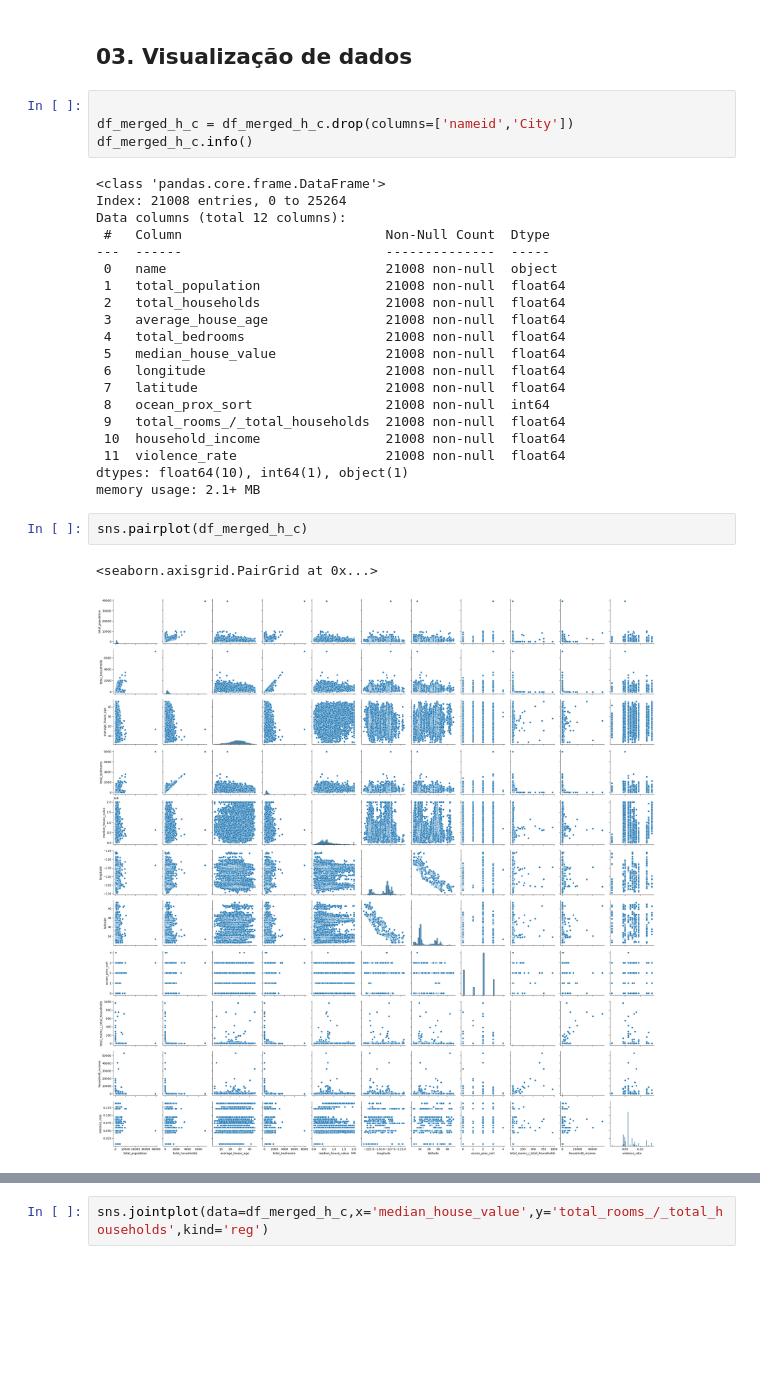
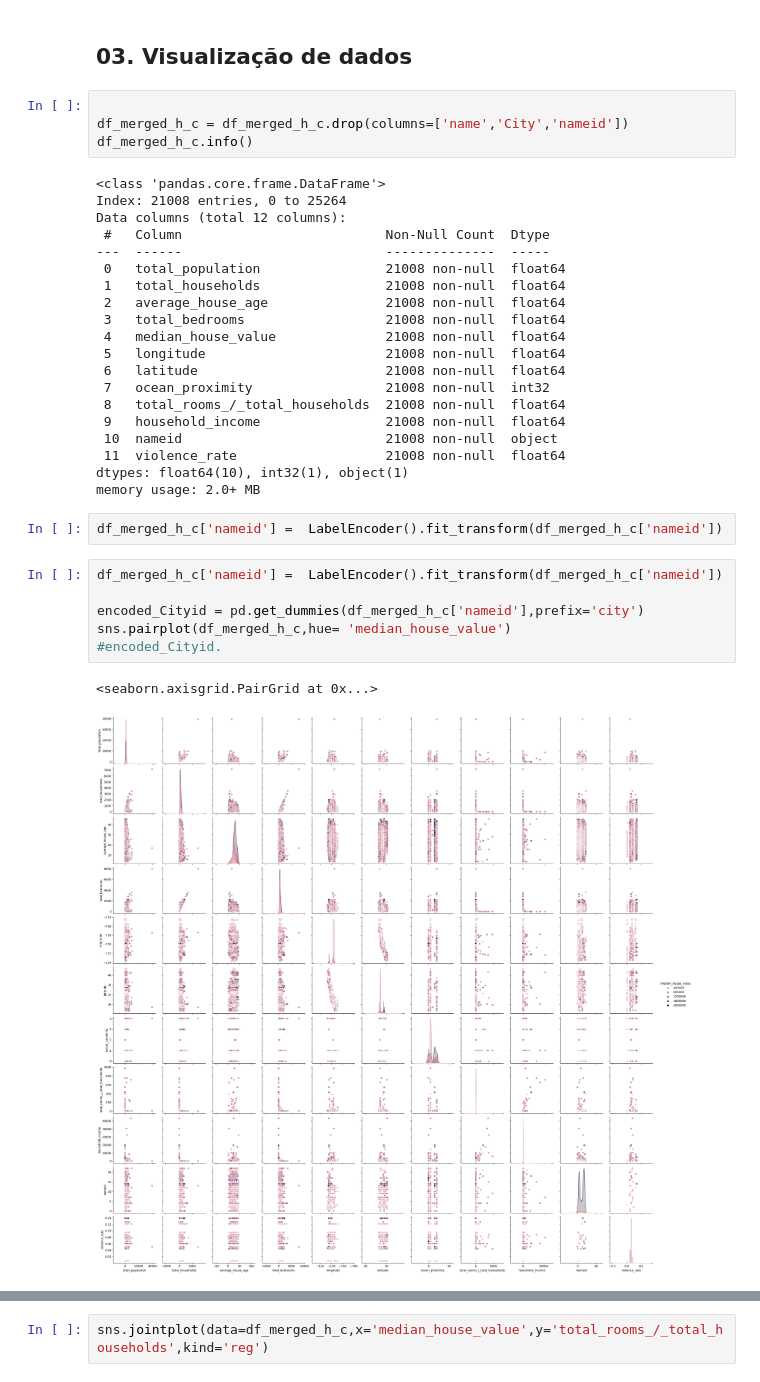
Before and after one commit to christhiangoncalves/Calculo_de_Preco_Casas_California, a Jupyter notebook: California_house_Price.ipynb, the cells around one changed output, grey strips where cells are left out. Saved outputs shown, nothing was run; the diff lists cells and outputs as text; blank space fills up the shorter version.

```diff
--- a/California_house_Price.ipynb
+++ b/California_house_Price.ipynb
@@ -392,7 +405,7 @@ dtype: float64
 ## 03. Visualização de dados
 # %%
 
-df_merged_h_c = df_merged_h_c.drop(columns=['nameid','City'])
+df_merged_h_c = df_merged_h_c.drop(columns=['name','City','nameid'])
 df_merged_h_c.info()
 # %% [output]
 <class 'pandas.core.frame.DataFrame'>
@@ -400,22 +413,28 @@ Index: 21008 entries, 0 to 25264
 Data columns (total 12 columns):
  #   Column                          Non-Null Count  Dtype
 ---  ------                          --------------  -----
- 0   name                            21008 non-null  object
- 1   total_population                21008 non-null  float64
- 2   total_households                21008 non-null  float64
- 3   average_house_age               21008 non-null  float64
- 4   total_bedrooms                  21008 non-null  float64
- 5   median_house_value              21008 non-null  float64
- 6   longitude                       21008 non-null  float64
- 7   latitude                        21008 non-null  float64
- 8   ocean_prox_sort                 21008 non-null  int64
- 9   total_rooms_/_total_households  21008 non-null  float64
- 10  household_income                21008 non-null  float64
+ 0   total_population                21008 non-null  float64
+ 1   total_households                21008 non-null  float64
+ 2   average_house_age               21008 non-null  float64
+ 3   total_bedrooms                  21008 non-null  float64
+ 4   median_house_value              21008 non-null  float64
+ 5   longitude                       21008 non-null  float64
+ 6   latitude                        21008 non-null  float64
+ 7   ocean_proximity                 21008 non-null  int32
+ 8   total_rooms_/_total_households  21008 non-null  float64
+ 9   household_income                21008 non-null  float64
+ 10  nameid                          21008 non-null  object
  11  violence_rate                   21008 non-null  float64
-dtypes: float64(10), int64(1), object(1)
-memory usage: 2.1+ MB
+dtypes: float64(10), int32(1), object(1)
+memory usage: 2.0+ MB
-# %%
-sns.pairplot(df_merged_h_c)
-# %% [output]
-<seaborn.axisgrid.PairGrid at 0x...>
-[figure, removed]
+# %%
+df_merged_h_c['nameid'] =  LabelEncoder().fit_transform(df_merged_h_c['nameid'])
+# %%
+df_merged_h_c['nameid'] =  LabelEncoder().fit_transform(df_merged_h_c['nameid'])
+
+encoded_Cityid = pd.get_dummies(df_merged_h_c['nameid'],prefix='city')
+sns.pairplot(df_merged_h_c,hue= 'median_house_value')
+#encoded_Cityid.
+# %% [output]
+<seaborn.axisgrid.PairGrid at 0x...>
+[figure, added]
```
Also changed, not shown: parts of 16 cells of this notebook.
